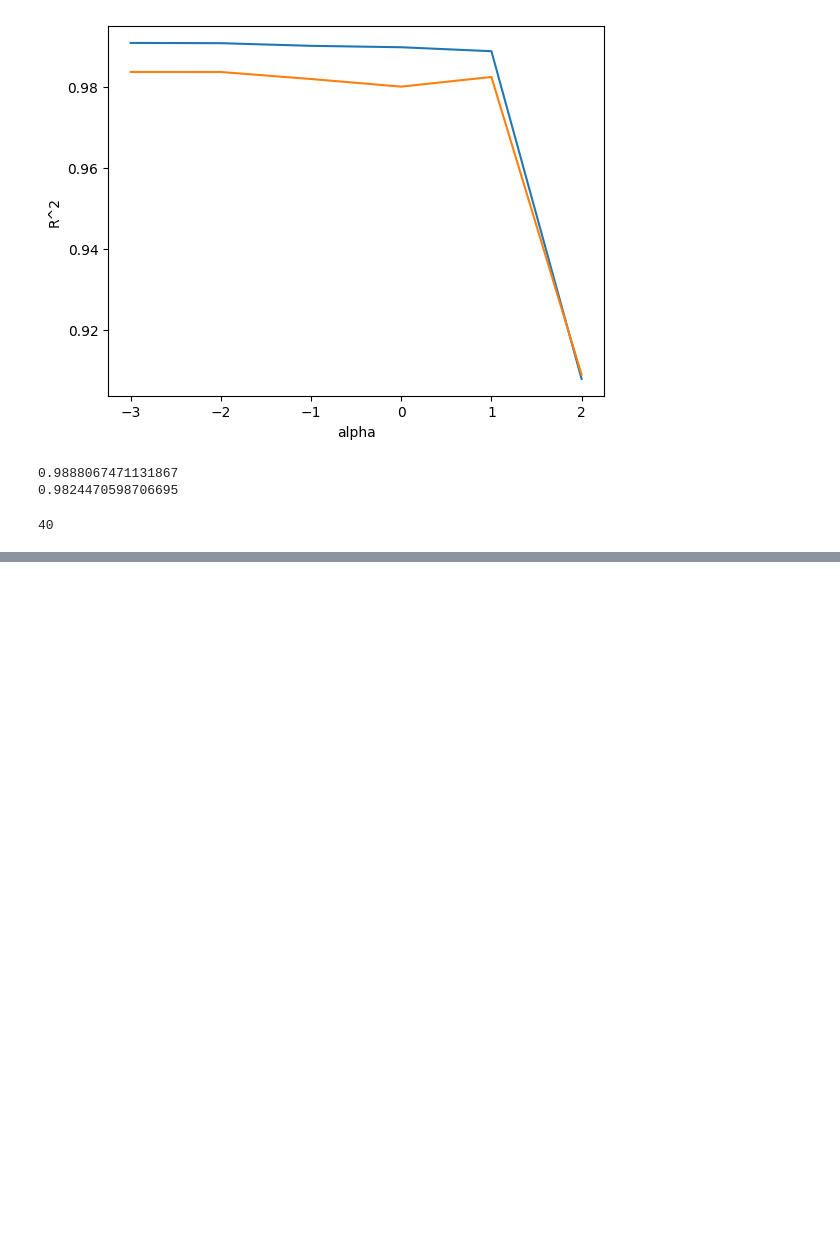
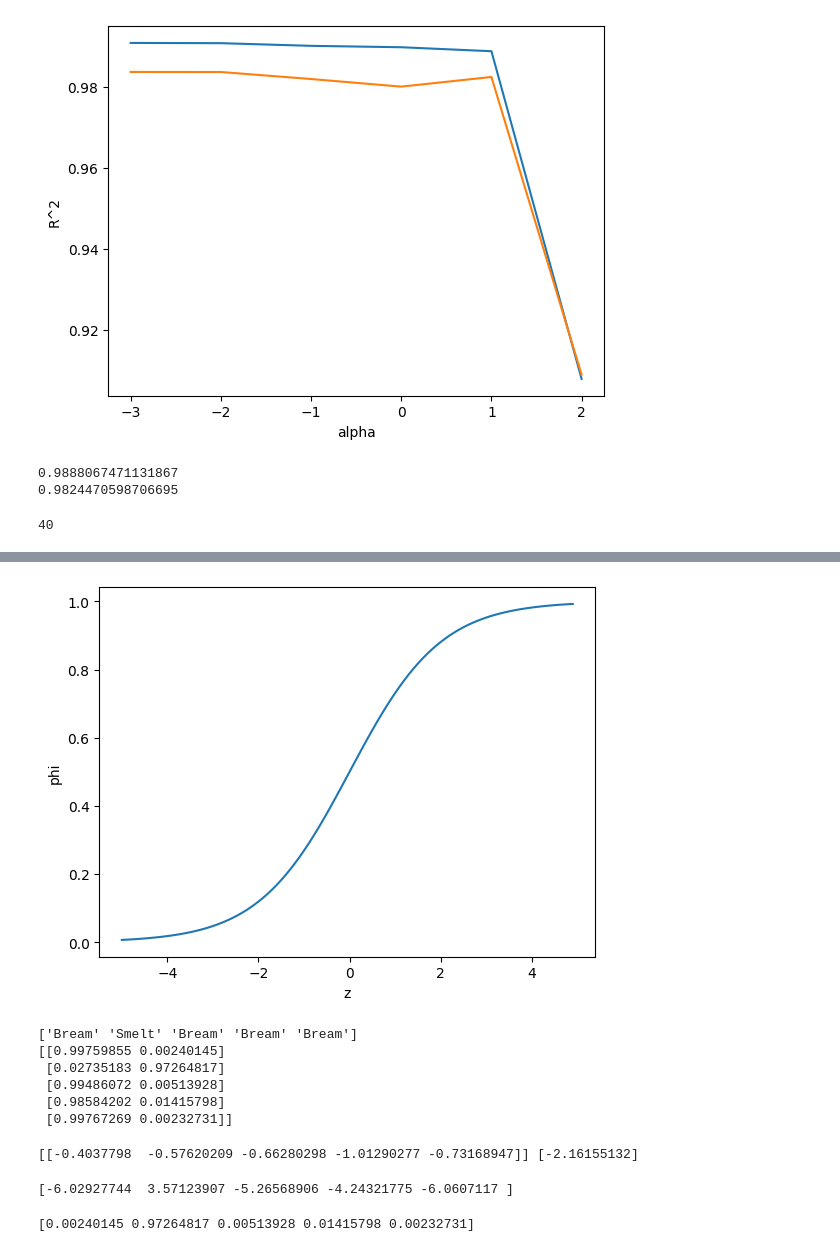
Before and after one commit to Juseong-Yu/hongonmachine, a Jupyter notebook: 혼공머신.ipynb, the cells around one changed output, grey strips where cells are left out. Saved outputs shown, nothing was run; the diff lists cells and outputs as text; code cells hidden in the pictures; blank space fills up the shorter version.

```diff
--- a/혼공머신.ipynb
+++ b/혼공머신.ipynb
@@ -702,0 +759,12 @@ print(np.sum(lasso.coef_ == 0))
+# %%
+# 시그모이드 함수 그래프 그리기
+import numpy as np
+import matplotlib.pyplot as plt
+z = np.arange(-5, 5, 0.1)
+phi = 1 / (1 + np.exp(-z))
+plt.plot(z, phi)
+plt.xlabel('z')
+plt.ylabel('phi')
+plt.show()
+# %% [output]
+[figure, added]
@@ -702,0 +776,34 @@ print(np.sum(lasso.coef_ == 0))
+# %%
+# 로지스틱 회귀(이진분류)
+from sklearn.linear_model import LogisticRegression
+
+lr = LogisticRegression()
+lr.fit(train_bream_smelt, target_bream_smelt)
+
+print(lr.predict(train_bream_smelt[:5]))
+print(lr.predict_proba(train_bream_smelt[:5]))
+# %% [output]
+['Bream' 'Smelt' 'Bream' 'Bream' 'Bream']
+[[0.99759855 0.00240145]
+ [0.02735183 0.97264817]
+ [0.99486072 0.00513928]
+ [0.98584202 0.01415798]
+ [0.99767269 0.00232731]]
+# %%
+# 가중치와 절편을 확인
+print(lr.coef_, lr.intercept_)
+# %% [output]
+[[-0.4037798  -0.57620209 -0.66280298 -1.01290277 -0.73168947]] [-2.16155132]
+# %%
+# z함수 확인
+decisions = lr.decision_function(train_bream_smelt[:5])
+print(decisions)
+# %% [output]
+[-6.02927744  3.57123907 -5.26568906 -4.24321775 -6.0607117 ]
+# %%
+# 시그모이드 함수 확인
+from scipy.special import expit
+
+print(expit(decisions))
+# %% [output]
+[0.00240145 0.97264817 0.00513928 0.01415798 0.00232731]
```
Also changed, not shown: parts of 18 cells of this notebook.
